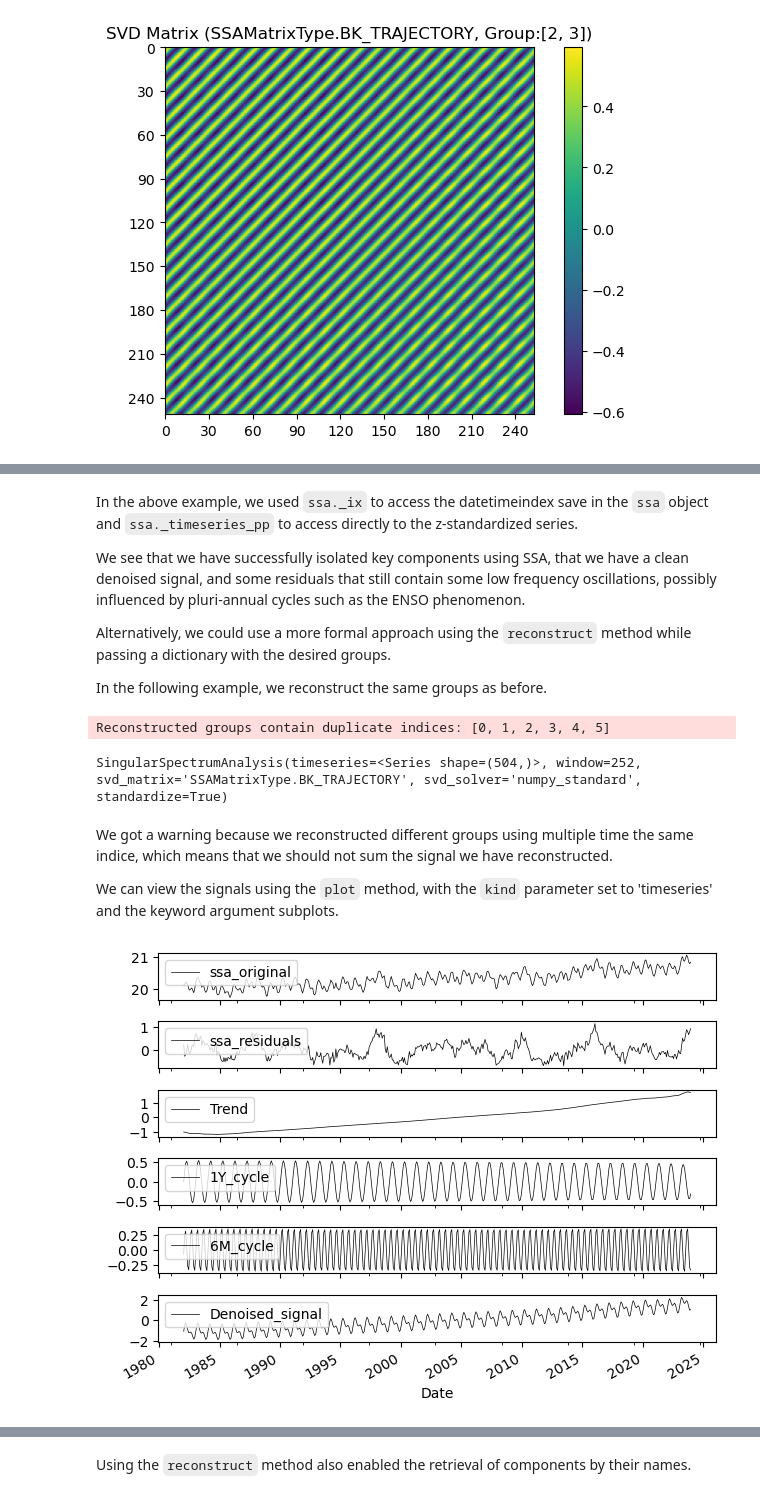
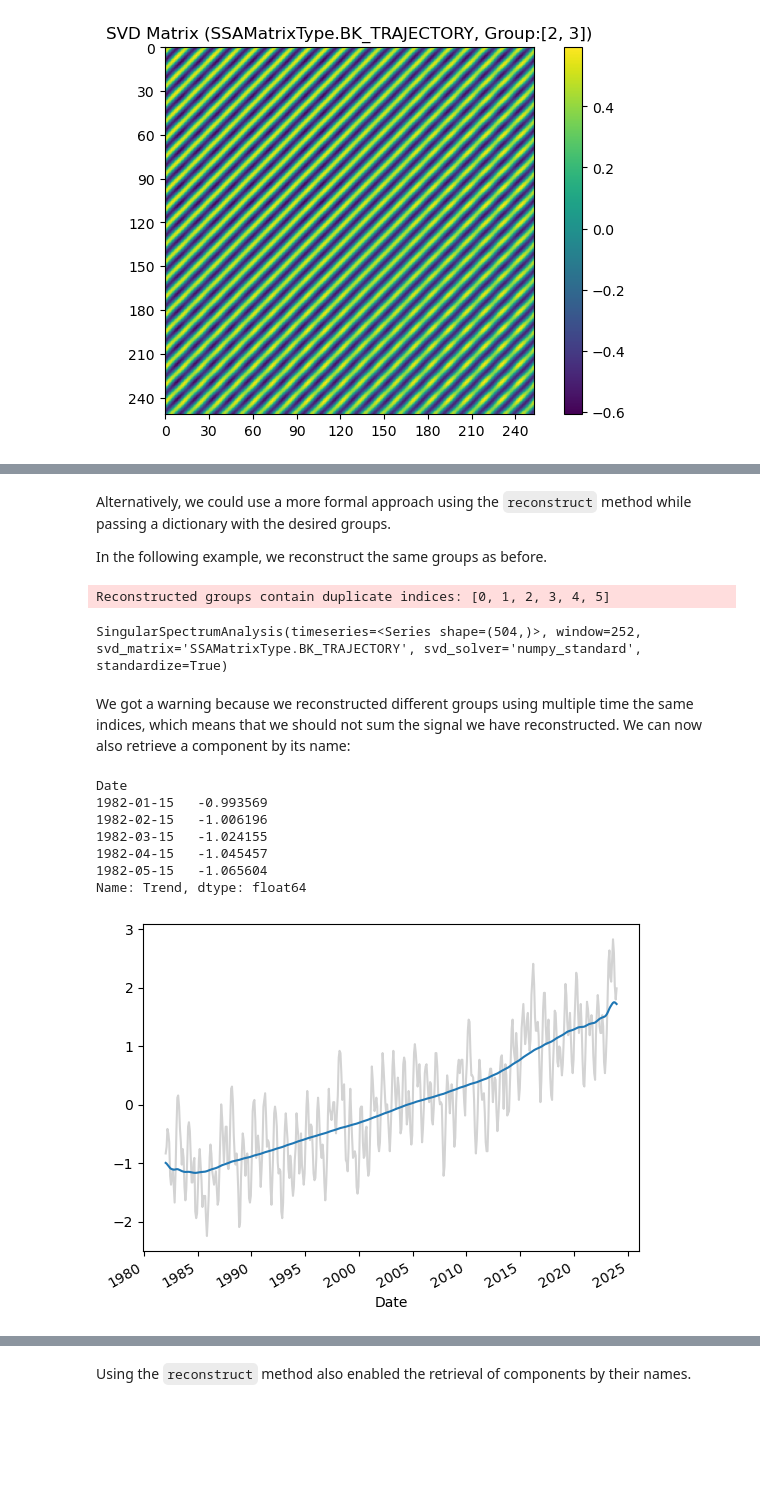
Before and after one commit to ADSCIAN/ssalib, a Jupyter notebook: notebooks/01_basic_ssa_introduction.ipynb, the cells around one changed output, grey strips where cells are left out. Cells and saved outputs as stored; diff of their text form; code cells hidden in the pictures; blank space fills up the shorter version.

```diff
--- a/notebooks/01_basic_ssa_introduction.ipynb
+++ b/notebooks/01_basic_ssa_introduction.ipynb
@@ -95,6 +69,7 @@ We can also plot it with the `plot` method and the `kind` argument set to 'matri
 # %%
-# help(SSA) # <- Uncomment to get help
-ssa = SSA(ts)
+# help(SingularSpectrumAnalysis) # <- Uncomment to get help
+ssa = SingularSpectrumAnalysis(ts)
+print(ssa.svd_matrix.shape)
 print(ssa)
 fig, ax = ssa.plot(kind='matrix')
 # %% [output]
@@ -261,9 +207,4 @@ fig.tight_layout()
 # %% [markdown]
-In the above example, we used `ssa._ix` to access the datetimeindex save in the `ssa` object and `ssa._timeseries_pp` to access directly to the z-standardized series.
-
-We see that we have successfully isolated key components using SSA, that we have a clean denoised signal, and some residuals that still contain some low frequency
-oscillations, possibly influenced by pluri-annual cycles such as the ENSO phenomenon.
-
 Alternatively, we could use a more formal approach using the `reconstruct` method while passing a dictionary with the desired groups.
 
 In the following example, we reconstruct the same groups as before.
@@ -279,15 +220,18 @@ ssa.reconstruct(groups)
 Reconstructed groups contain duplicate indices: [0, 1, 2, 3, 4, 5]
 SingularSpectrumAnalysis(timeseries=<Series shape=(504,)>, window=252, svd_matrix='SSAMatrixType.BK_TRAJECTORY', svd_solver='numpy_standard', standardize=True)
 # %% [markdown]
-We got a warning because we reconstructed different groups using multiple time the same indice, which means that we should not sum the signal we have reconstructed.
-
-We can view the signals using the `plot` method, with the `kind` parameter set to 'timeseries' and the keyword argument subplots.
+We got a warning because we reconstructed different groups using multiple time the same indices, which means that we should not sum the signal we have reconstructed. We can now also retrieve a component by its name:
 # %%
-fig, axes = ssa.plot('timeseries',
-                     include=['ssa_original', 'Trend', '1Y_cycle', '6M_cycle',
-                              'Denoised_signal', 'ssa_residuals'],
-                     subplots=True, color='k', lw=.5)
-fig.tight_layout()
+ax = ssa['ssa_preprocessed'].plot(color='lightgrey')
+_ = ssa['Trend'].plot(ax=ax)  # plot trend
+print(ssa['Trend'].head(5))  # print first 5 trend values
 # %% [output]
+Date
+1982-01-15   -0.993569
+1982-02-15   -1.006196
+1982-03-15   -1.024155
+1982-04-15   -1.045457
+1982-05-15   -1.065604
+Name: Trend, dtype: float64
-[figure, old version]
+[figure, new version]
 # %% [markdown]
```
Also changed, not shown: parts of 24 cells of this notebook, 1 other file.
